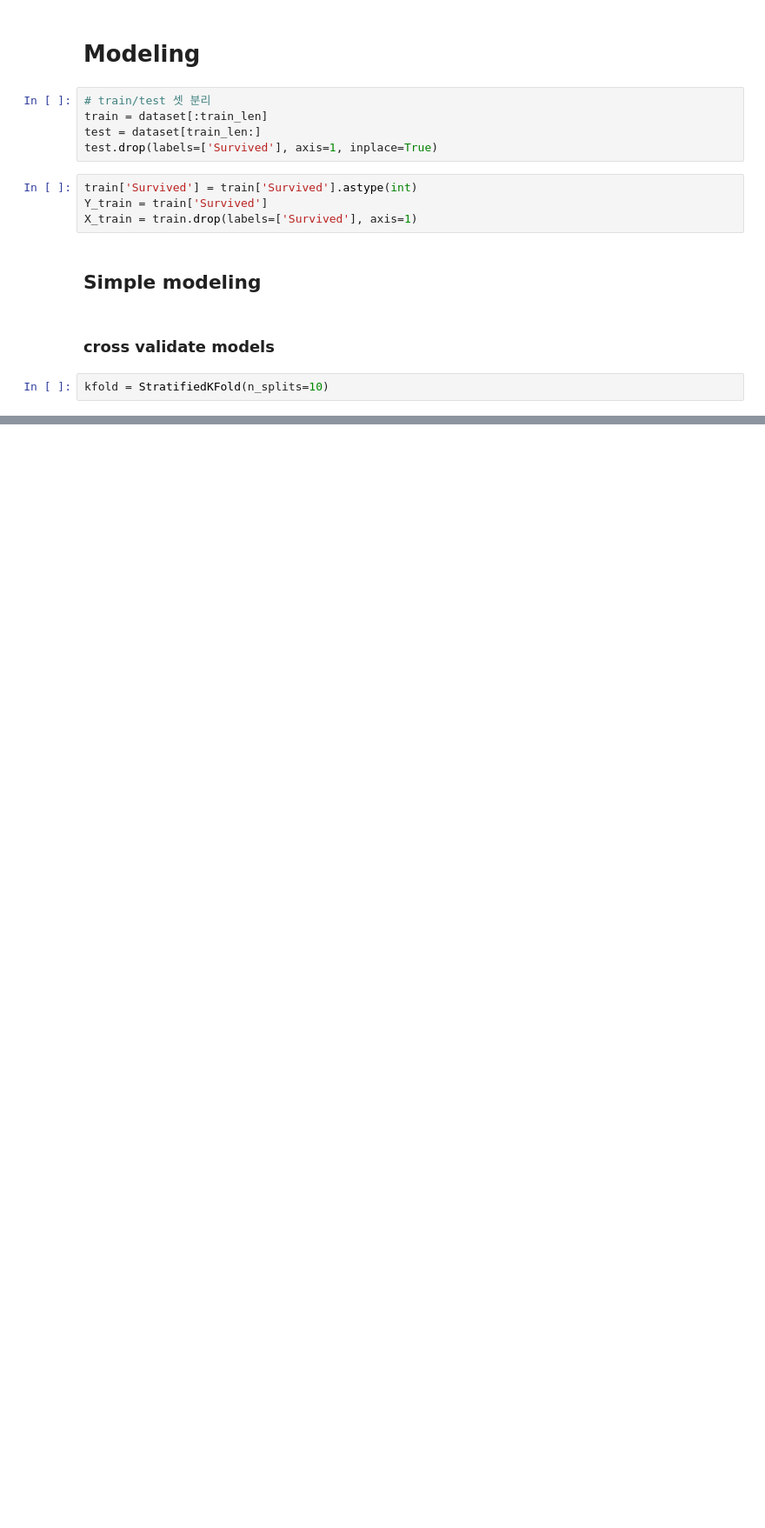
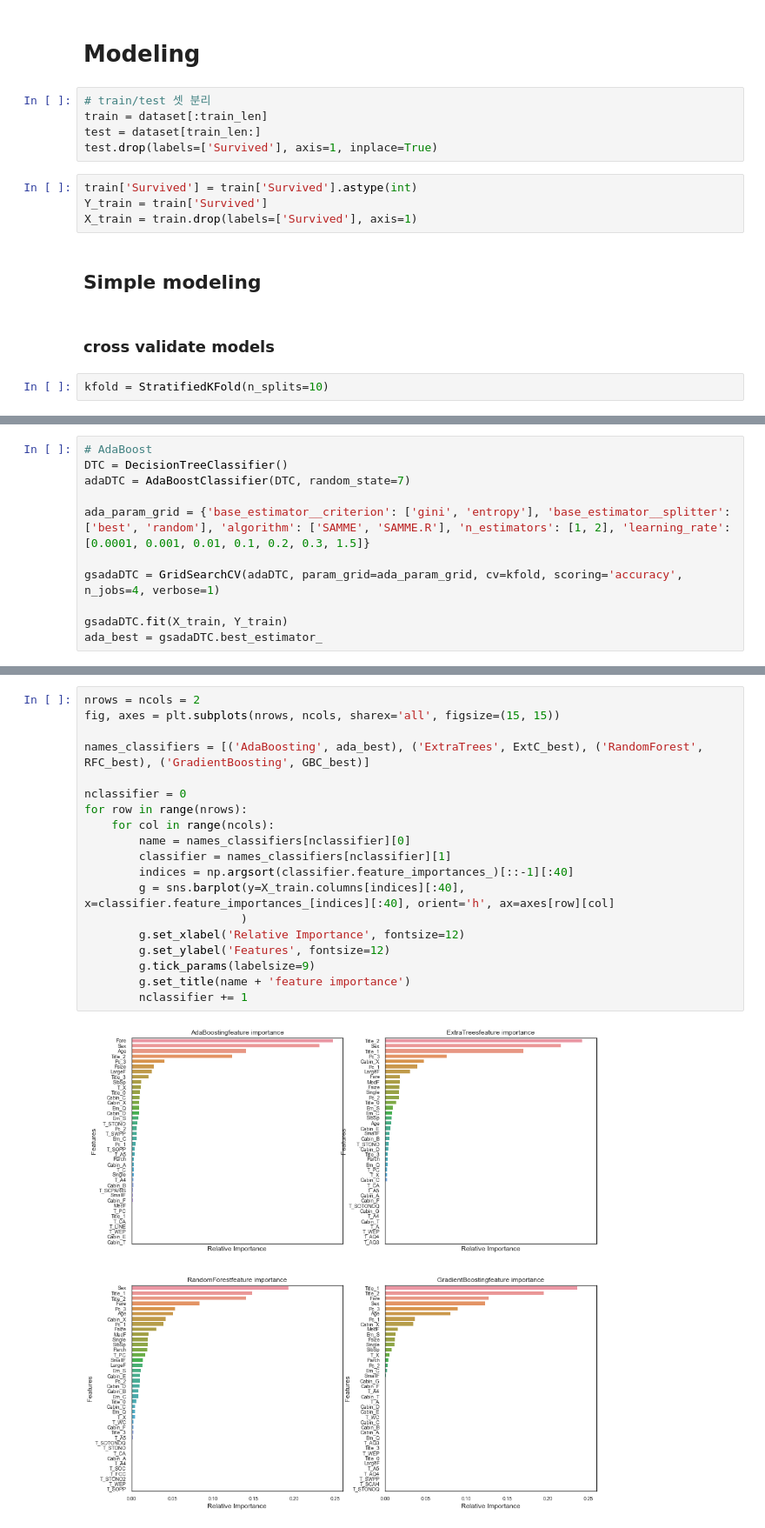
Before and after one commit to Haebuk/kagglestudy, a Jupyter notebook: Titanic competition/titanic_3_유재성.ipynb, the cells around one changed output, grey strips where cells are left out. Shown at 87% size. Cells and saved outputs as stored; diff of their text form; blank space fills up the shorter version.

```diff
--- a/Titanic competition/titanic_3_유재성.ipynb
+++ b/Titanic competition/titanic_3_유재성.ipynb
@@ -1560,0 +1570,11 @@ g = g.set_title('Cross validation scores')
+# %%
+# AdaBoost
+DTC = DecisionTreeClassifier()
+adaDTC = AdaBoostClassifier(DTC, random_state=7)
+
+ada_param_grid = {'base_estimator__criterion': ['gini', 'entropy'], 'base_estimator__splitter': ['best', 'random'], 'algorithm': ['SAMME', 'SAMME.R'], 'n_estimators': [1, 2], 'learning_rate': [0.0001, 0.001, 0.01, 0.1, 0.2, 0.3, 1.5]}
+
+gsadaDTC = GridSearchCV(adaDTC, param_grid=ada_param_grid, cv=kfold, scoring='accuracy', n_jobs=4, verbose=1)
+
+gsadaDTC.fit(X_train, Y_train)
+ada_best = gsadaDTC.best_estimator_
@@ -1560,0 +1723,21 @@ g = g.set_title('Cross validation scores')
+# %%
+nrows = ncols = 2
+fig, axes = plt.subplots(nrows, ncols, sharex='all', figsize=(15, 15))
+
+names_classifiers = [('AdaBoosting', ada_best), ('ExtraTrees', ExtC_best), ('RandomForest', RFC_best), ('GradientBoosting', GBC_best)]
+
+nclassifier = 0
+for row in range(nrows):
+    for col in range(ncols):
+        name = names_classifiers[nclassifier][0]
+        classifier = names_classifiers[nclassifier][1]
+        indices = np.argsort(classifier.feature_importances_)[::-1][:40]
+        g = sns.barplot(y=X_train.columns[indices][:40], x=classifier.feature_importances_[indices][:40], orient='h', ax=axes[row][col]
+                       )
+        g.set_xlabel('Relative Importance', fontsize=12)
+        g.set_ylabel('Features', fontsize=12)
+        g.tick_params(labelsize=9)
+        g.set_title(name + 'feature importance')
+        nclassifier += 1
+# %% [output]
+[figure, added]
```
Also changed, not shown: parts of 54 cells of this notebook.
